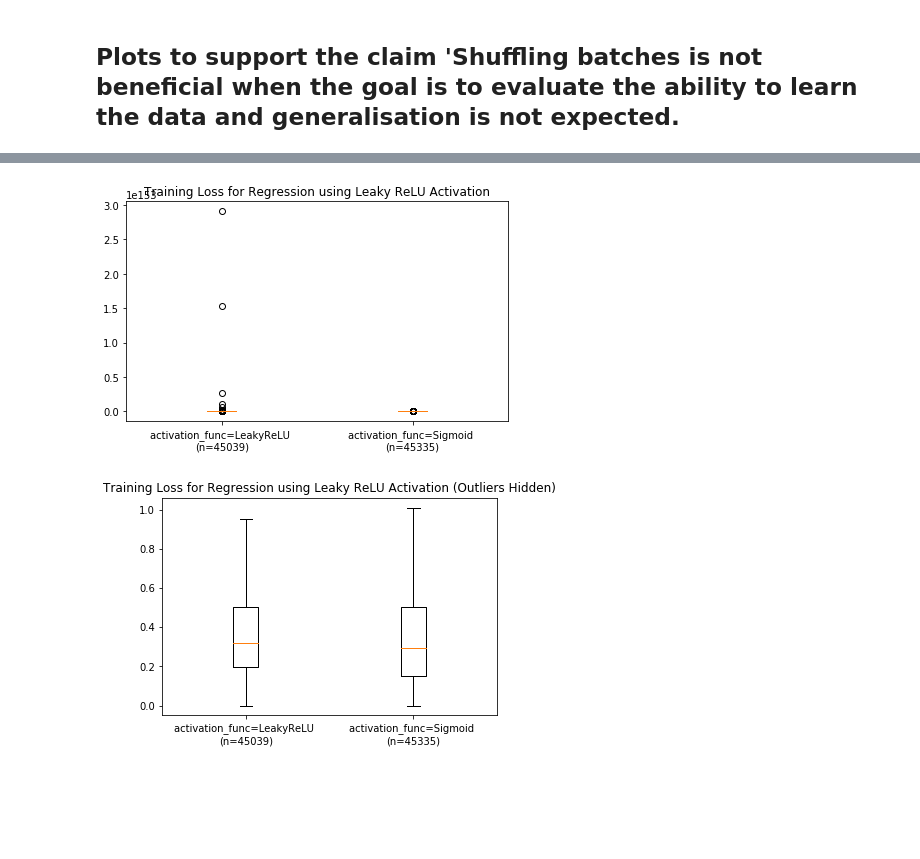
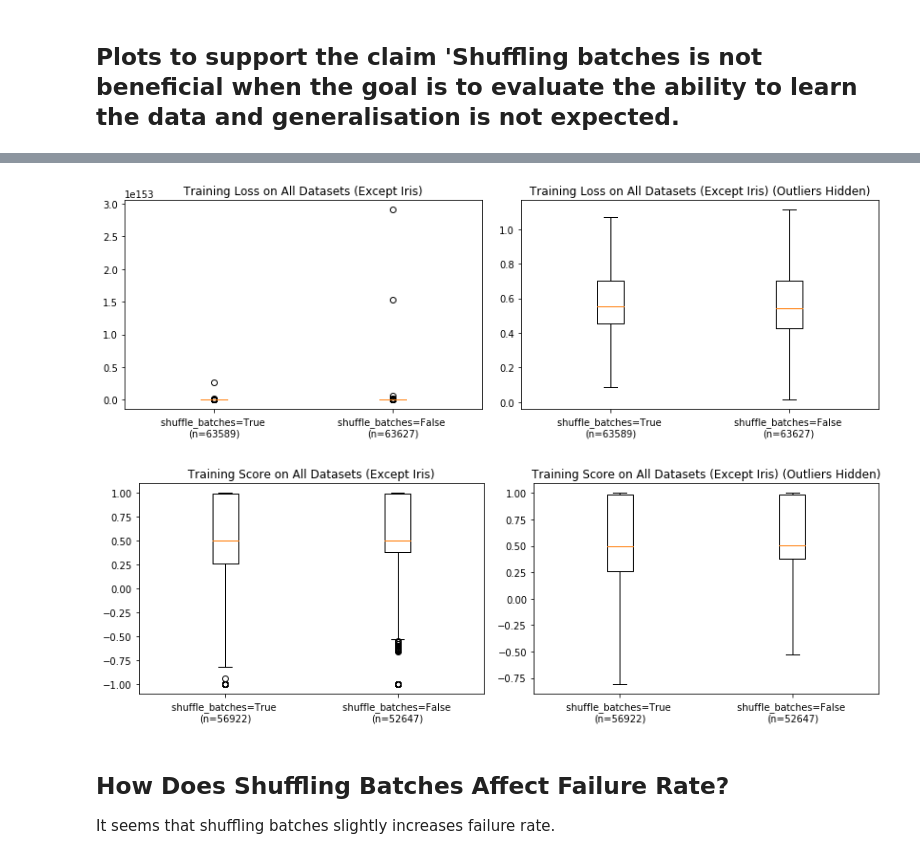
Before and after one commit to AnthonyDickson/Neural-Networks, a Jupyter notebook: notebooks/Analysis of Shuffling Batches.ipynb, the cells around one changed output, grey strips where cells are left out. Saved outputs shown, nothing was run; the diff lists cells and outputs as text; code cells hidden in the pictures; blank space fills up the shorter version.

```diff
--- a/notebooks/Analysis of Shuffling Batches.ipynb
+++ b/notebooks/Analysis of Shuffling Batches.ipynb
@@ -462,23 +250,19 @@ plt.show()
-# %%
-a = df[~classification & relu].filter(regex='train_loss_\d{2}').values
-a = a.ravel()
-a = a[~np.isnan(a)]
-
-b = df[~classification & ~relu].filter(regex='train_loss_\d{2}').values
-b = b.ravel()
-b = b[~np.isnan(b)]
-
-
-plt.boxplot([a, b], showfliers=True)
-plt.xticks([1, 2], ['activation_func=LeakyReLU \n(n=%d)' % len(a), 'activation_func=Sigmoid \n(n=%d)' % len(b)])
-plt.title('Training Loss for Regression using Leaky ReLU Activation')
-plt.tight_layout()
-plt.show()
-
-plt.boxplot([a, b], showfliers=False)
-plt.xticks([1, 2], ['activation_func=LeakyReLU \n(n=%d)' % len(a), 'activation_func=Sigmoid \n(n=%d)' % len(b)])
-plt.title('Training Loss for Regression using Leaky ReLU Activation (Outliers Hidden)')
-plt.show()
-# %% [output]
-[figure, removed]
-[figure, removed]
+# %%
+make_boxplot(df, ~using_iris,
+             using_batch_shuffling,
+             'shuffle_batches=True', 'shuffle_batches=False',
+             'train_loss',
+            'Training Loss on All Datasets (Except Iris)')
+# %% [output]
+[figure, added]
+# %%
+make_boxplot(df, ~using_iris,
+         using_batch_shuffling,
+         'shuffle_batches=True', 'shuffle_batches=False',
+         'train_scores',
+        'Training Score on All Datasets (Except Iris)')
+# %% [output]
+[figure, added]
+# %% [markdown]
+## How Does Shuffling Batches Affect Failure Rate?
+It seems that shuffling batches slightly increases failure rate.
```
Also changed, not shown: parts of 30 cells of this notebook, 6 other files.
